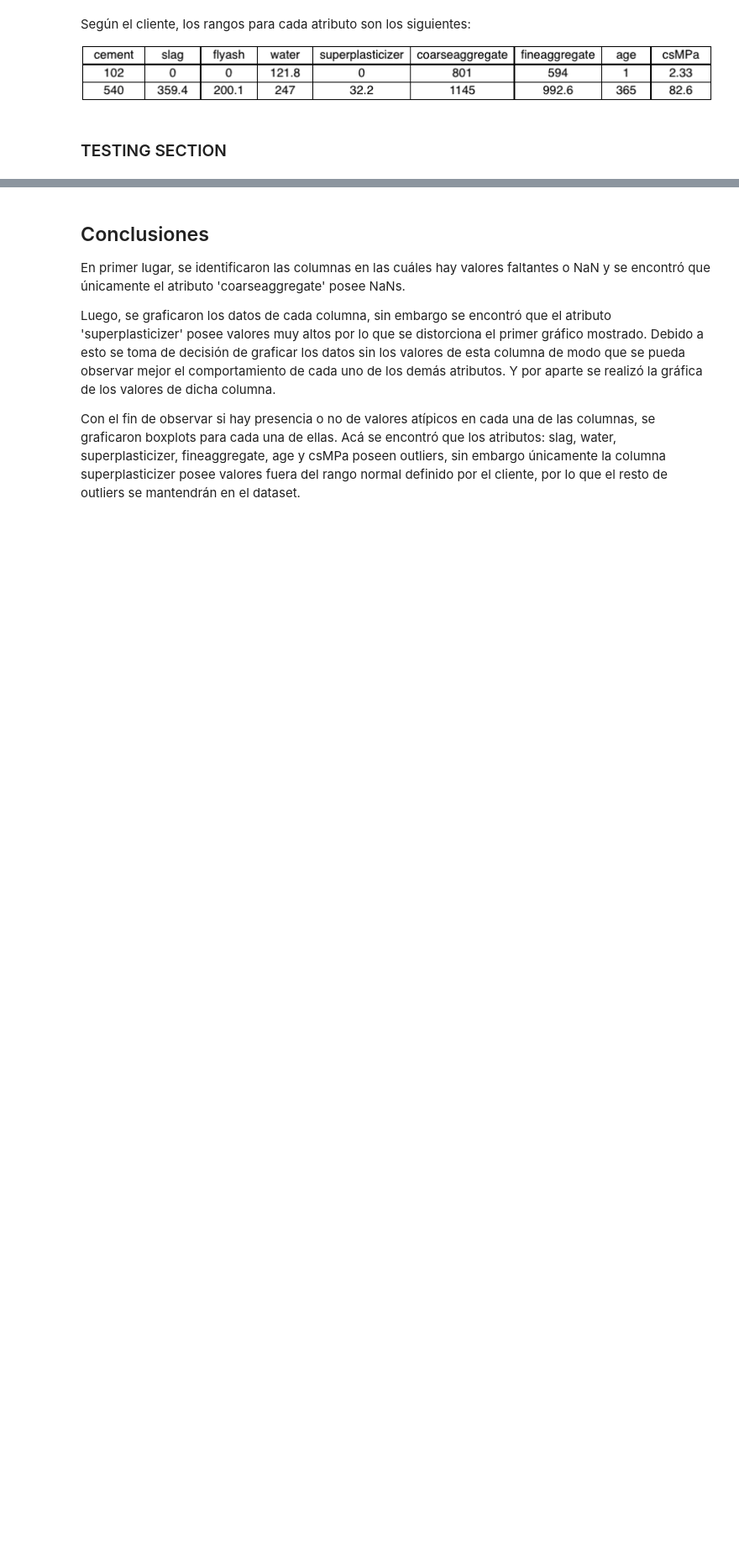
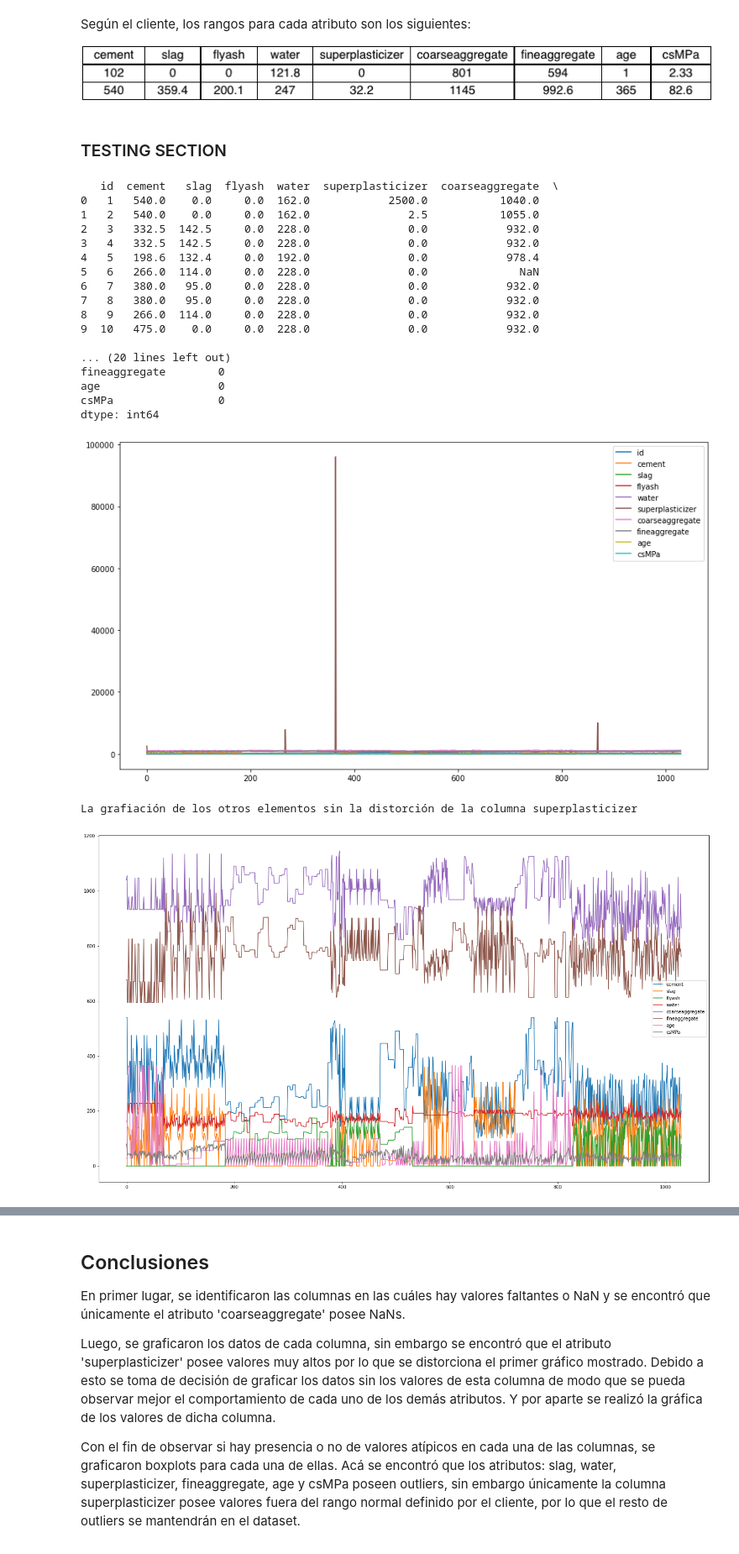
Before and after one commit to joseSalazar4/Cement-Prediction, a Jupyter notebook: 2021-2-Trabajo Practico_03.ipynb, the cells around one changed output, grey strips where cells are left out. Shown at 84% size. Cells and saved outputs as stored; diff of their text form; code cells hidden in the pictures; blank space fills up the shorter version.

Commit message:
fixes and processed data file

```diff
--- a/2021-2-Trabajo Practico_03.ipynb
+++ b/2021-2-Trabajo Practico_03.ipynb
@@ -153,30 +152,54 @@ for elem in dataAux["superplasticizer"]:
         print(elem)
 
 # The outliers in range are eliminated just to look at the rest of the data of that column
 index_names = dataAux[ (dataAux["superplasticizer"] > upperBounds['superplasticizer']) | (dataAux["superplasticizer"] < lowerBounds['superplasticizer'])].index
 dataAux.drop(index_names, inplace = True)
 
 print("Una vez eliminados los valores fuera del rango podemos ver la columna")
 figure(figsize=(4,10))
 plt.boxplot(dataAux["superplasticizer"])
 plt.show()
 
+plt.plot(dataAux["superplasticizer"])
+plt.show()
+
 # Re-Plotting the data without outliers (Data Auxiliar, not on the real df)
 print("Ahora observamos segun rangos similares los datos y obtenemos que")
 figure(figsize=(14,8))
 columnsToHide = ["id", "coarseaggregate", "fineaggregate"]
 for column in dataAux.columns:
     if column in columnsToHide: continue
     plt.plot(dataAux[column], label=column)
 plt.legend()
 plt.show()
 
 
 print("And lastly, we show the values that  are higher")
 higherValues = columnsToHide[1:] # We pop the id from the list
 figure(figsize=(14,8))
 for column in dataAux.columns:
     if column not in higherValues: continue
     plt.plot(dataAux[column], label=column)
 plt.legend()
 plt.show()
+# %% [output]
+   id  cement   slag  flyash  water  superplasticizer  coarseaggregate  \
+0   1   540.0    0.0     0.0  162.0            2500.0           1040.0
+1   2   540.0    0.0     0.0  162.0               2.5           1055.0
+2   3   332.5  142.5     0.0  228.0               0.0            932.0
+3   4   332.5  142.5     0.0  228.0               0.0            932.0
+4   5   198.6  132.4     0.0  192.0               0.0            978.4
+5   6   266.0  114.0     0.0  228.0               0.0              NaN
+6   7   380.0   95.0     0.0  228.0               0.0            932.0
+7   8   380.0   95.0     0.0  228.0               0.0            932.0
+8   9   266.0  114.0     0.0  228.0               0.0            932.0
+9  10   475.0    0.0     0.0  228.0               0.0            932.0
+
+... (20 lines left out)
+fineaggregate        0
+age                  0
+csMPa                0
+dtype: int64
+[figure, added]
+La grafiación de los otros elementos sin la distorción de la columna superplasticizer
+[figure, added]
```
Also changed, not shown: parts of 9 cells of this notebook, 1 other file.
